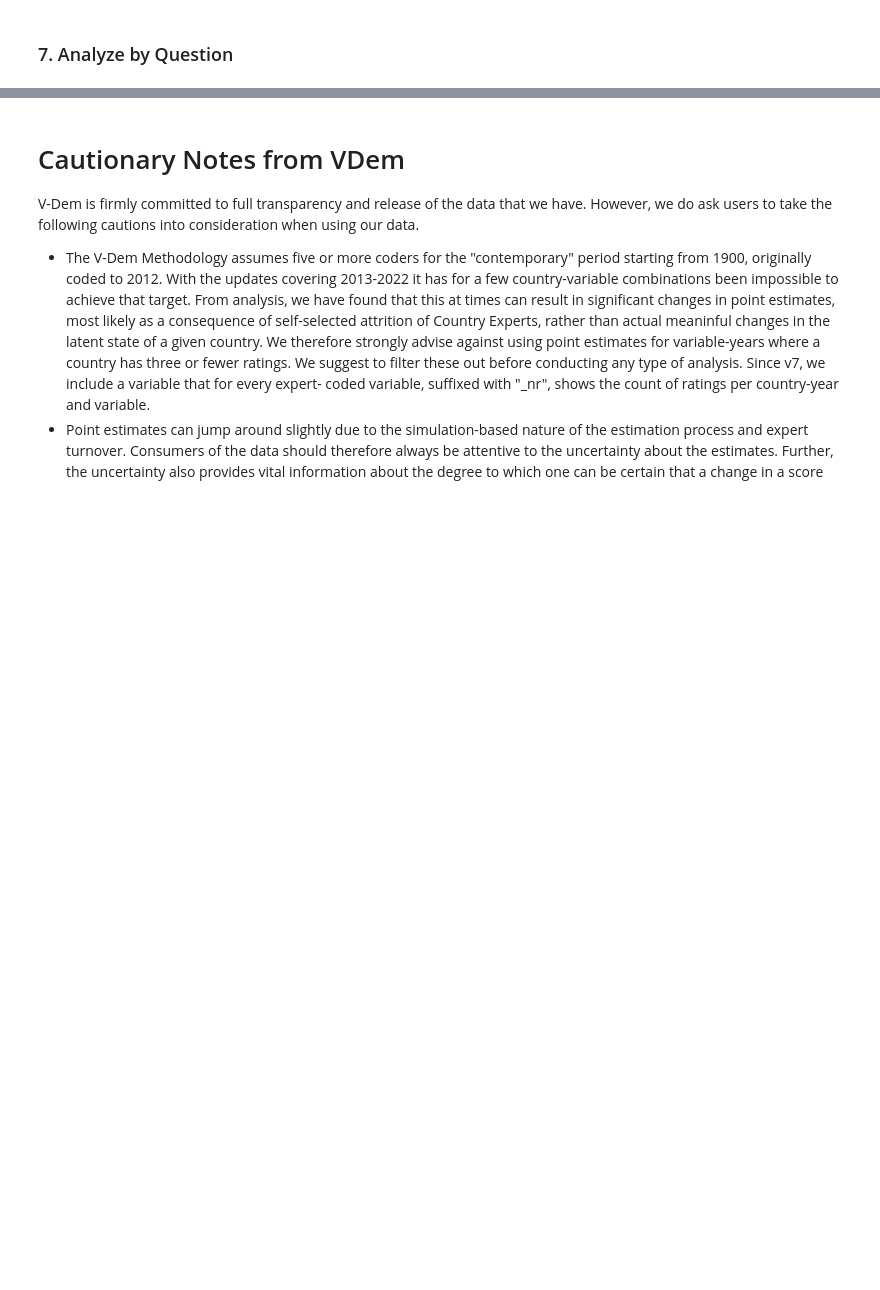
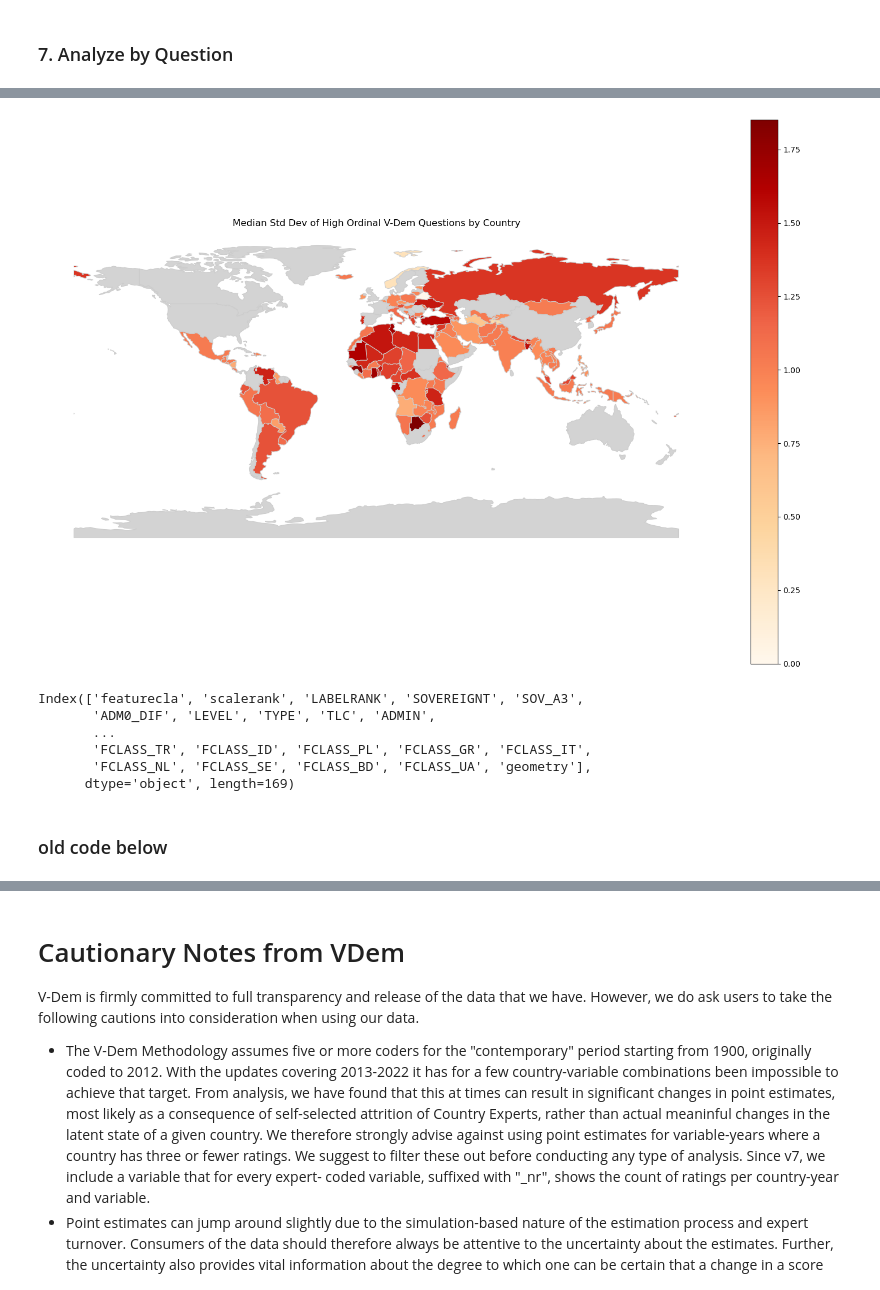
Before and after one commit to maggiemyslik/Measures-of-Democracy, a Jupyter notebook: code/vdem_coder_analysis.ipynb, the cells around one changed output, grey strips where cells are left out. Saved outputs shown, nothing was run; the diff lists cells and outputs as text; code cells hidden in the pictures; blank space fills up the shorter version.

Commit message:
ordinal question analysis

```diff
--- a/code/vdem_coder_analysis.ipynb
+++ b/code/vdem_coder_analysis.ipynb
@@ -164,0 +134,6 @@ Maximum 5 Median Standard Deviations:
+# %%
+high_ordinal_sds = ["v2elpaidig", "v2psnatpar", "v2exremhog", "v2exdfdshg",
+                    "v2elfrcamp", "v2csrlgcon", "v2elpdcamp", "v2clrgunev",
+                     "v2lglegpup", "v2elsnlsff" , "v2exdfpphg", "v2cscnsult"]
+# %%
+filtered_high_ord_std_devs = std_devs[std_devs["question"].isin(high_ordinal_sds)]
@@ -164,0 +289,8 @@ Maximum 5 Median Standard Deviations:
+# %%
+top_ordinal_sds = (
+    filtered_high_ord_std_devs
+    .groupby("country_id", as_index=False)
+    .agg(median_std_dev=("std_dev", "median"))
+)
+top_ordinal_sds["iso_a3"] = top_ordinal_sds["country_id"].map(vdem_id_to_iso)
+top_ordinal_sds = top_ordinal_sds.dropna(subset=["iso_a3"])
@@ -164,0 +300,34 @@ Maximum 5 Median Standard Deviations:
+# %%
+world = gpd.read_file("../data/ne_110m_admin_0_countries/ne_110m_admin_0_countries.shp")
+
+merged = world.merge(top_ordinal_sds, left_on="SOV_A3", right_on="iso_a3", how="left")
+
+# Plot
+fig, ax = plt.subplots(1, 1, figsize=(15, 10))
+merged.plot(
+    column="median_std_dev",
+    cmap="OrRd",
+    linewidth=0.8,
+    ax=ax,
+    edgecolor="0.8",
+    legend=True,
+    missing_kwds={"color": "lightgrey", "label": "No data"}
+)
+
+ax.set_title("Median Std Dev of High Ordinal V-Dem Questions by Country")
+ax.axis("off")
+plt.tight_layout()
+plt.show()
+# %% [output]
+[figure, added]
+# %%
+print(world.columns)
+# %% [output]
+Index(['featurecla', 'scalerank', 'LABELRANK', 'SOVEREIGNT', 'SOV_A3',
+       'ADM0_DIF', 'LEVEL', 'TYPE', 'TLC', 'ADMIN',
+       ...
+       'FCLASS_TR', 'FCLASS_ID', 'FCLASS_PL', 'FCLASS_GR', 'FCLASS_IT',
+       'FCLASS_NL', 'FCLASS_SE', 'FCLASS_BD', 'FCLASS_UA', 'geometry'],
+      dtype='object', length=169)
+# %% [markdown]
+### old code below
```
Also changed, not shown: parts of 14 cells of this notebook.
